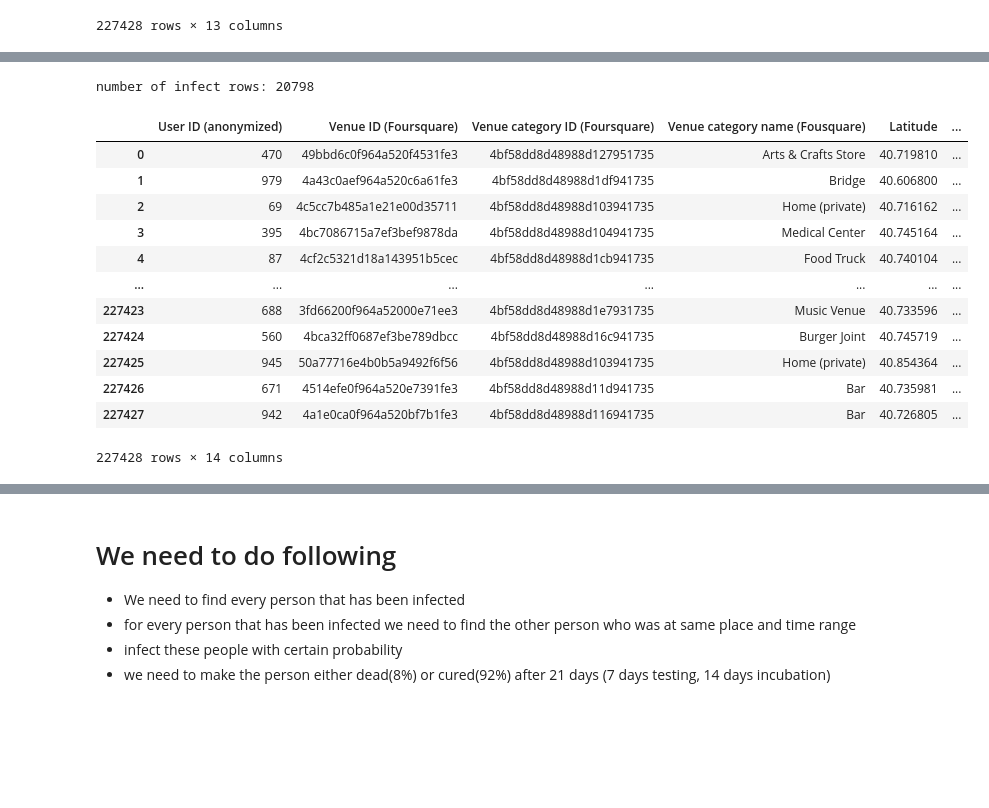
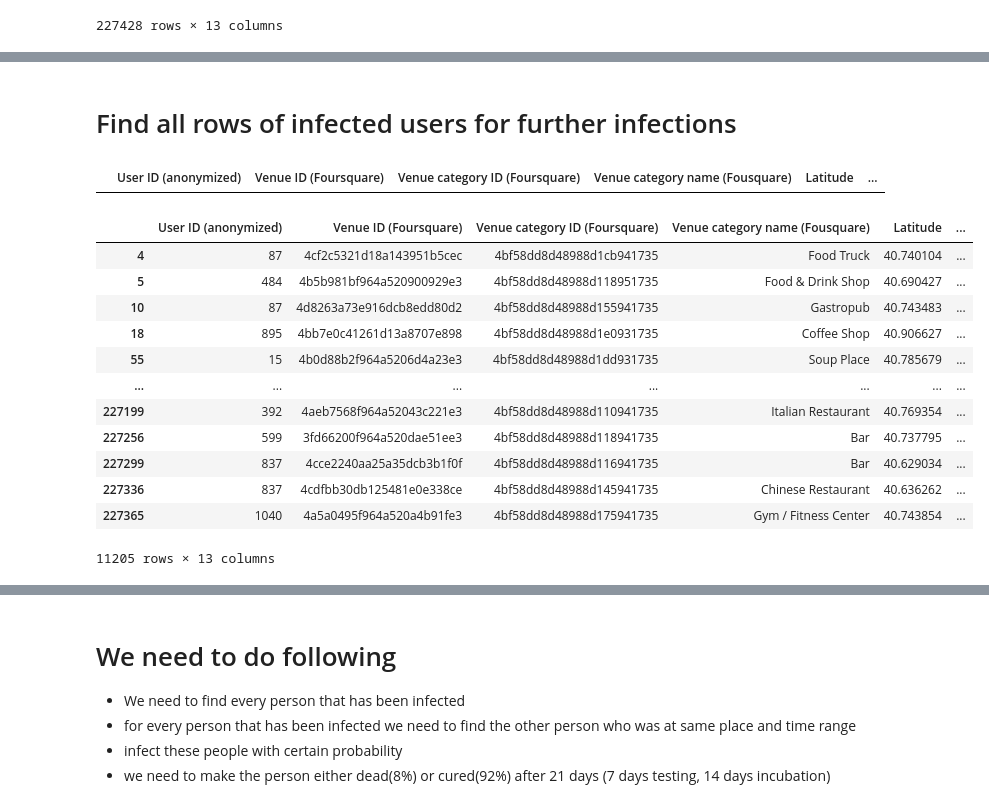
Before and after one commit to mayureshucsb2019/COVIDSimulation, a Jupyter notebook: Simulation.ipynb, the cells around one changed output, grey strips where cells are left out. Cells and saved outputs as stored; diff of their text form; code cells hidden in the pictures; blank space fills up the shorter version.

Commit message:
added new logic to update infector

```diff
--- a/Simulation.ipynb
+++ b/Simulation.ipynb
@@ -46,0 +60,9 @@ df
+# %%
+##############################################################################
+# DON' RUN THIS CELL IF YOU WANT TO RANDOMLY INFECT USERS FROM WHOLE DATASET #
+##############################################################################
+
+#THIS CELL IS TO SELECTED ONLY UNIQUE USERS FROM FIRST 2000 CELL
+unique_users =  pd.unique((df[:2001])["User ID (anonymized)"])
+unique_users
+len(unique_users)
@@ -74,36 +113,40 @@ print(unique_users, len(unique_users))
+# %% [markdown]
+# Find all rows of infected users for further infections
+# %%
+#############################
+# NO INFECTED CELL TILL NOW #
+#############################
+
+df[df["Status"]==1]
+# %% [output]
+|  | User ID (anonymized) | Venue ID (Foursquare) | Venue category ID (Foursquare) | Venue category name (Fousquare) | Latitude | ... |
 # %%
-#Query logic to select only those users whose user id and time matches or  those who are positive already
+#Query logic to select only those users whose user id and time matches or those who are positive already
 for i in range(len(unique_users)):
     #print(i)
     if gen_positive[i] == 1:
         #Below query gives sets status to 1 if infected userId and time condition matches
-        df["Status"]= np.where( ( (df["User ID (anonymized)"] == unique_users[i]) & (df["Time"] >= infect_time) ) | (df["Status"] == 1),1,0)
+        #df["Status"]= np.where( ( (df["User ID (anonymized)"] == unique_users[i]) & (df["Time"] >= infect_time) ) | (df["Status"] == 1),1,0)
 
-# Setting infection time for all
-df["InfectionTime"] = np.where(df["Status"]==1,infect_time,0)
-
-# We set testing time to be 7 days after infection time
-viral_day = 21
-
-df["TestedTime"] = np.where(df["Status"]==1,infect_time + viral_day*24*60*60,0)
-
-count_infected = len(df[df["Status"]==1])
-print(f"number of infect rows: {count_infected}")
+        #Below query sets Status of all rows of infected user to be equal to 1 otherwise 0
+        # | (df["Status"] == 1) this condition helps retain previous set rows, else it will reset to 0
+        df["Status"]= np.where((df["User ID (anonymized)"] == unique_users[i]) | (df["Status"] == 1) ,1,0)
-# %% [output]
-number of infect rows: 20798
-# %%
-df
-# %% [output]
-|  | User ID (anonymized) | Venue ID (Foursquare) | Venue category ID (Foursquare) | Venue category name (Fousquare) | Latitude | ... |
-| 0 | 470 | 49bbd6c0f964a520f4531fe3 | 4bf58dd8d48988d127951735 | Arts & Crafts Store | 40.719810 | ... |
-| 1 | 979 | 4a43c0aef964a520c6a61fe3 | 4bf58dd8d48988d1df941735 | Bridge | 40.606800 | ... |
-| 2 | 69 | 4c5cc7b485a1e21e00d35711 | 4bf58dd8d48988d103941735 | Home (private) | 40.716162 | ... |
-| 3 | 395 | 4bc7086715a7ef3bef9878da | 4bf58dd8d48988d104941735 | Medical Center | 40.745164 | ... |
-| 4 | 87 | 4cf2c5321d18a143951b5cec | 4bf58dd8d48988d1cb941735 | Food Truck | 40.740104 | ... |
-| ... | ... | ... | ... | ... | ... | ... |
-| 227423 | 688 | 3fd66200f964a52000e71ee3 | 4bf58dd8d48988d1e7931735 | Music Venue | 40.733596 | ... |
-| 227424 | 560 | 4bca32ff0687ef3be789dbcc | 4bf58dd8d48988d16c941735 | Burger Joint | 40.745719 | ... |
-| 227425 | 945 | 50a77716e4b0b5a9492f6f56 | 4bf58dd8d48988d103941735 | Home (private) | 40.854364 | ... |
-| 227426 | 671 | 4514efe0f964a520e7391fe3 | 4bf58dd8d48988d11d941735 | Bar | 40.735981 | ... |
-| 227427 | 942 | 4a1e0ca0f964a520bf7b1fe3 | 4bf58dd8d48988d116941735 | Bar | 40.726805 | ... |
-227428 rows × 14 columns
+# %%
+##############################
+# ALL INFECTED CELL TILL NOW #
+##############################
+df[df["Status"]==1]
+# %% [output]
+|  | User ID (anonymized) | Venue ID (Foursquare) | Venue category ID (Foursquare) | Venue category name (Fousquare) | Latitude | ... |
+| 4 | 87 | 4cf2c5321d18a143951b5cec | 4bf58dd8d48988d1cb941735 | Food Truck | 40.740104 | ... |
+| 5 | 484 | 4b5b981bf964a520900929e3 | 4bf58dd8d48988d118951735 | Food & Drink Shop | 40.690427 | ... |
+| 10 | 87 | 4d8263a73e916dcb8edd80d2 | 4bf58dd8d48988d155941735 | Gastropub | 40.743483 | ... |
+| 18 | 895 | 4bb7e0c41261d13a8707e898 | 4bf58dd8d48988d1e0931735 | Coffee Shop | 40.906627 | ... |
+| 55 | 15 | 4b0d88b2f964a5206d4a23e3 | 4bf58dd8d48988d1dd931735 | Soup Place | 40.785679 | ... |
+| ... | ... | ... | ... | ... | ... | ... |
+| 227199 | 392 | 4aeb7568f964a52043c221e3 | 4bf58dd8d48988d110941735 | Italian Restaurant | 40.769354 | ... |
+| 227256 | 599 | 3fd66200f964a520dae51ee3 | 4bf58dd8d48988d118941735 | Bar | 40.737795 | ... |
+| 227299 | 837 | 4cce2240aa25a35dcb3b1f0f | 4bf58dd8d48988d116941735 | Bar | 40.629034 | ... |
+| 227336 | 837 | 4cdfbb30db125481e0e338ce | 4bf58dd8d48988d145941735 | Chinese Restaurant | 40.636262 | ... |
+| 227365 | 1040 | 4a5a0495f964a520a4b91fe3 | 4bf58dd8d48988d175941735 | Gym / Fitness Center | 40.743854 | ... |
+11205 rows × 13 columns
```
Also changed, not shown: parts of 52 cells of this notebook, 1 other file.
